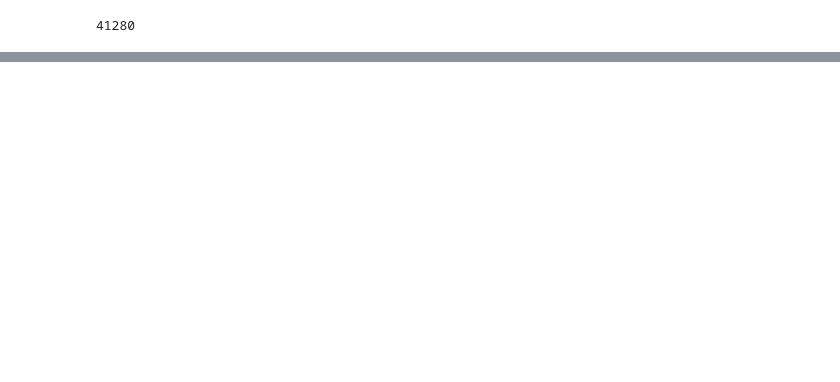
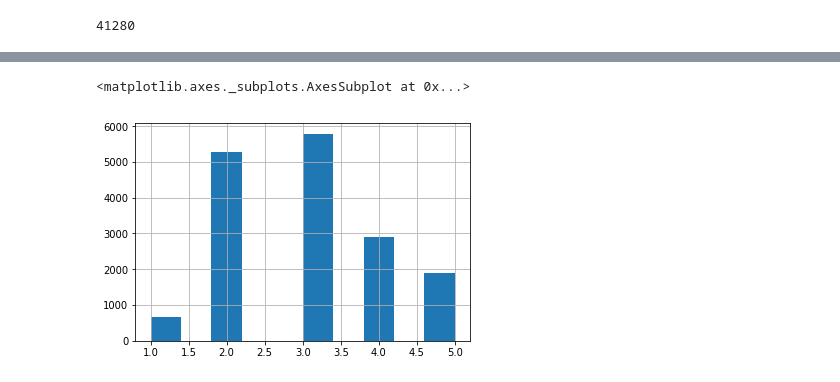
Before and after one commit to silentvoice/ml-with-scikit, a Jupyter notebook: Basics.ipynb, the cells around one changed output, grey strips where cells are left out. Cells and saved outputs as stored; diff of their text form; code cells hidden in the pictures; blank space fills up the shorter version.

```diff
--- a/Basics.ipynb
+++ b/Basics.ipynb
@@ -119,0 +156,11 @@ test_set.size
+# %%
+split = StratifiedShuffleSplit(n_splits=1, test_size=0.2)
+# %%
+for train_index, test_index in split.split(housing, housing['income_cat']):
+    s_train_set = housing.loc[train_index]
+    s_test_set = housing.loc[test_index]
+# %%
+s_train_set['income_cat'].hist()
+# %% [output]
+<matplotlib.axes._subplots.AxesSubplot at 0x...>
+[figure, added]
```
Also changed, not shown: parts of 44 cells of this notebook.
